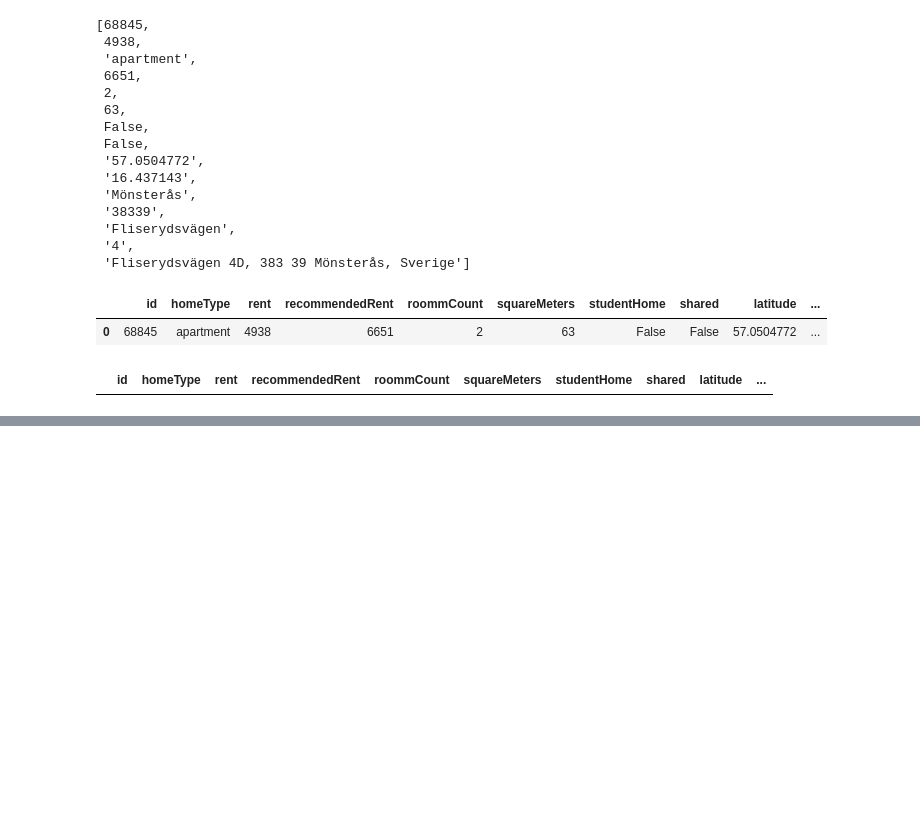
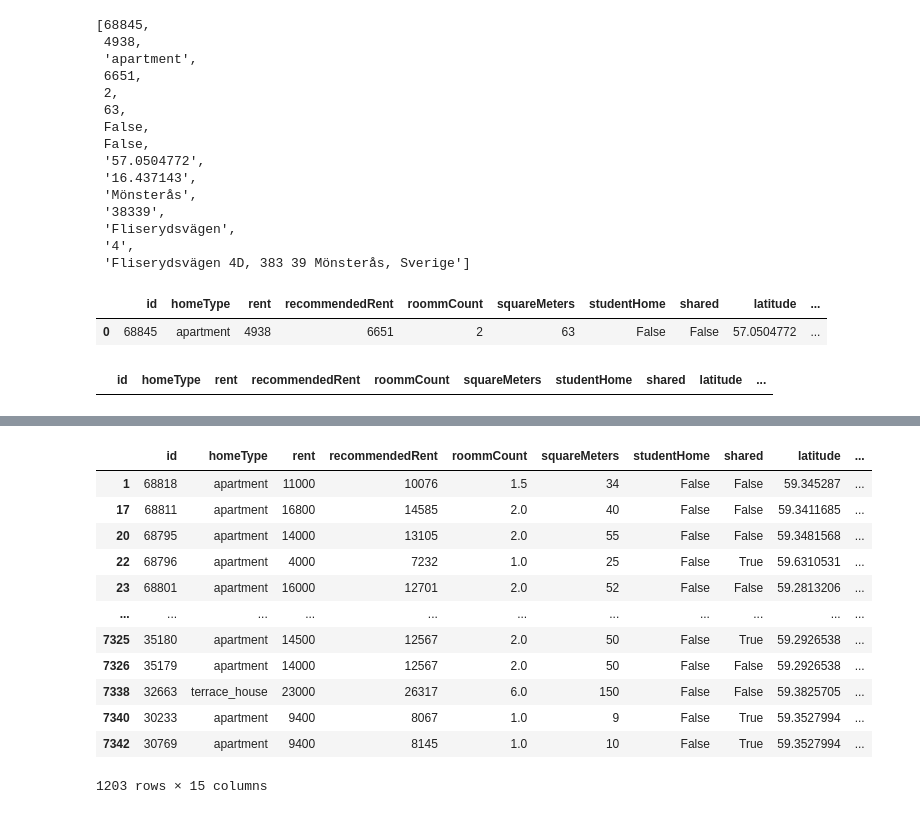
Before and after one commit to aleda145/stockholm_rent, a Jupyter notebook: rent_analysis.ipynb, the cells around one changed output, grey strips where cells are left out. Cells and saved outputs as stored; diff of their text form; code cells hidden in the pictures; blank space fills up the shorter version.

```diff
--- a/rent_analysis.ipynb
+++ b/rent_analysis.ipynb
@@ -156,0 +157,18 @@ df
+# %%
+stockholm ={'Stockholm', 'Solna', 'Märsta', 'Årsta', 'Tyresö', 'Märsta', 'Djursholm', 'Sundbyberg', 'Norsborg', 'Tumba', 'Spånga', 'Farsta', 'Hägersten'}
+df[df['locality'].isin(stockholm)]
+# this should be done with coords because the data is not reliable
+# %% [output]
+|  | id | homeType | rent | recommendedRent | roommCount | squareMeters | studentHome | shared | latitude | ... |
+| 1 | 68818 | apartment | 11000 | 10076 | 1.5 | 34 | False | False | 59.345287 | ... |
+| 17 | 68811 | apartment | 16800 | 14585 | 2.0 | 40 | False | False | 59.3411685 | ... |
+| 20 | 68795 | apartment | 14000 | 13105 | 2.0 | 55 | False | False | 59.3481568 | ... |
+| 22 | 68796 | apartment | 4000 | 7232 | 1.0 | 25 | False | True | 59.6310531 | ... |
+| 23 | 68801 | apartment | 16000 | 12701 | 2.0 | 52 | False | False | 59.2813206 | ... |
+| ... | ... | ... | ... | ... | ... | ... | ... | ... | ... | ... |
+| 7325 | 35180 | apartment | 14500 | 12567 | 2.0 | 50 | False | True | 59.2926538 | ... |
+| 7326 | 35179 | apartment | 14000 | 12567 | 2.0 | 50 | False | False | 59.2926538 | ... |
+| 7338 | 32663 | terrace_house | 23000 | 26317 | 6.0 | 150 | False | False | 59.3825705 | ... |
+| 7340 | 30233 | apartment | 9400 | 8067 | 1.0 | 9 | False | True | 59.3527994 | ... |
+| 7342 | 30769 | apartment | 9400 | 8145 | 1.0 | 10 | False | True | 59.3527994 | ... |
+1203 rows × 15 columns
```
Also changed, not shown: parts of 3 cells of this notebook, 4 other files.
